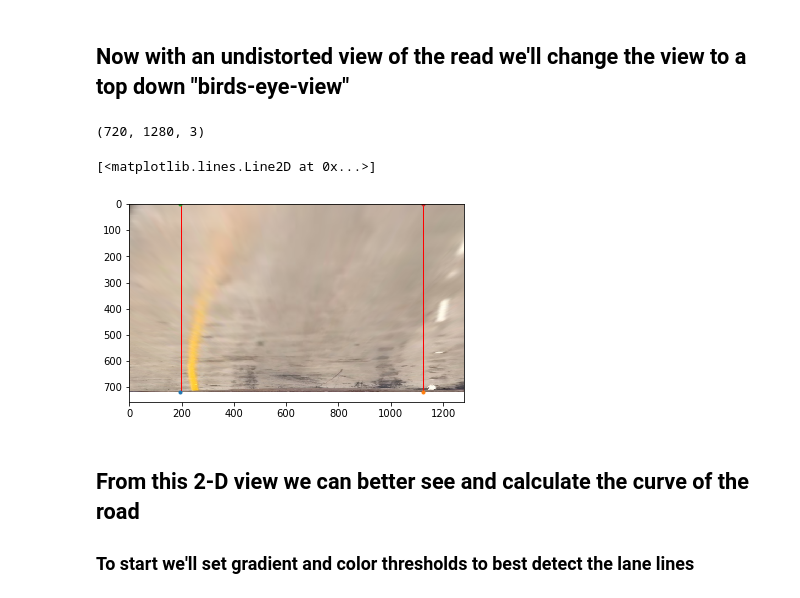
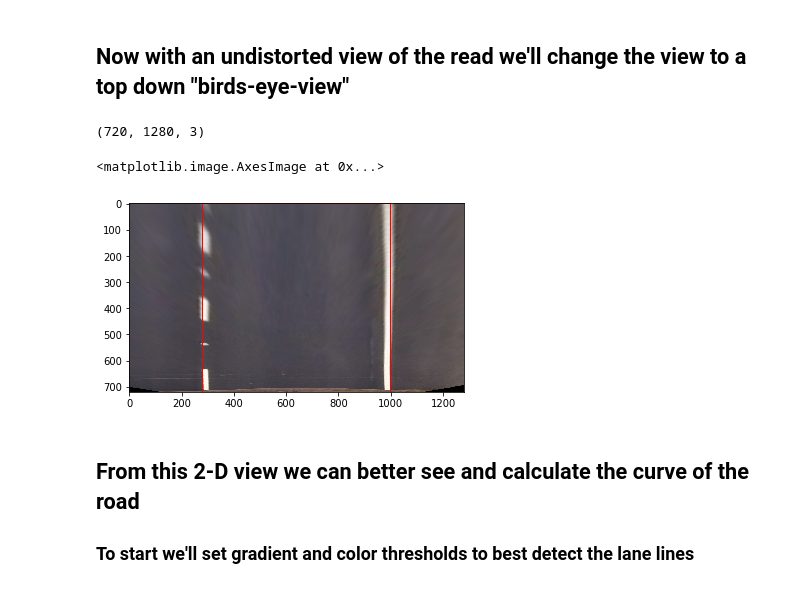
Before and after one commit to gobrando/CarND-Camera-Calibration, a Jupyter notebook: advanced_lane_lines_project/CarND-Advanced-Lane-Lines/lane_detection.ipynb, the cells around one changed output. Drawn from its saved outputs; the diff is of its cells as text; code cells hidden in the pictures.

```diff
--- a/advanced_lane_lines_project/CarND-Advanced-Lane-Lines/lane_detection.ipynb
+++ b/advanced_lane_lines_project/CarND-Advanced-Lane-Lines/lane_detection.ipynb
@@ -82,37 +89,30 @@ plt.plot(top_right[0], top_right[1], '.')
 # %%
 def top_down_warp(undst):
     # 4 corners of the lane
     bottom_left = [200, undst.shape[0]]
     bottom_right = [1125, undst.shape[0]]
-    top_left = [593, 450]
-    top_right = [692, 450]
+    top_left = [594, 450]
+    top_right = [690, 450]
     src = np.float32([bottom_left, bottom_right, top_left, top_right])
     # those 4 corners mapped top down
-    bottom_left_dst = [200, undst.shape[0]]
-    bottom_right_dst = [1125, undst.shape[0]]
-    top_left_dst = [200, 0]
-    top_right_dst = [1125, 0]
+    bottom_left_dst = [280, undst.shape[0]]
+    bottom_right_dst = [1000, undst.shape[0]]
+    top_left_dst = [280, 0]
+    top_right_dst = [1000, 0]
     dst = np.float32([bottom_left_dst, bottom_right_dst, top_left_dst, top_right_dst])
     M = cv2.getPerspectiveTransform(src, dst)
+    Minv = cv2.getPerspectiveTransform(dst, src)
     warped = cv2.warpPerspective(undst, M, (undst.shape[1], undst.shape[0]), flags=cv2.INTER_LINEAR)
-    return warped, M
-bottom_left = [200, undst.shape[0]]
-bottom_right = [1125, undst.shape[0]]
-top_left = [580, 450]
-top_right = [692, 450]
-top_down, perspective_M = top_down_warp(undst)
-cv2.rectangle(top_down,(200, undst.shape[0]),
-        (1125,0),(255,0,0), 2)
+    return warped, M, Minv
+top_down, perspective_M, Minv = top_down_warp(undst)
+cv2.rectangle(top_down,(280, undst.shape[0]),
+        (1000,0),(255,0,0), 2)
 print(top_down.shape)
 plt.imshow(top_down)
-plt.plot(bottom_left_dst[0], bottom_left_dst[1], '.')
-plt.plot(bottom_right_dst[0], bottom_right_dst[1], '.')
-plt.plot(top_left_dst[0], top_left_dst[1], '.')
-plt.plot(top_right_dst[0], top_right_dst[1], '.')
 # %% [output]
 (720, 1280, 3)
-[<matplotlib.lines.Line2D at 0x...>]
+<matplotlib.image.AxesImage at 0x...>
-[figure, old version]
+[figure, new version]
 # %% [markdown]
 ## From this 2-D view we can better see and calculate the curve of the road
 
```
Also changed, not shown: parts of 18 cells of this notebook, 2 other files.
